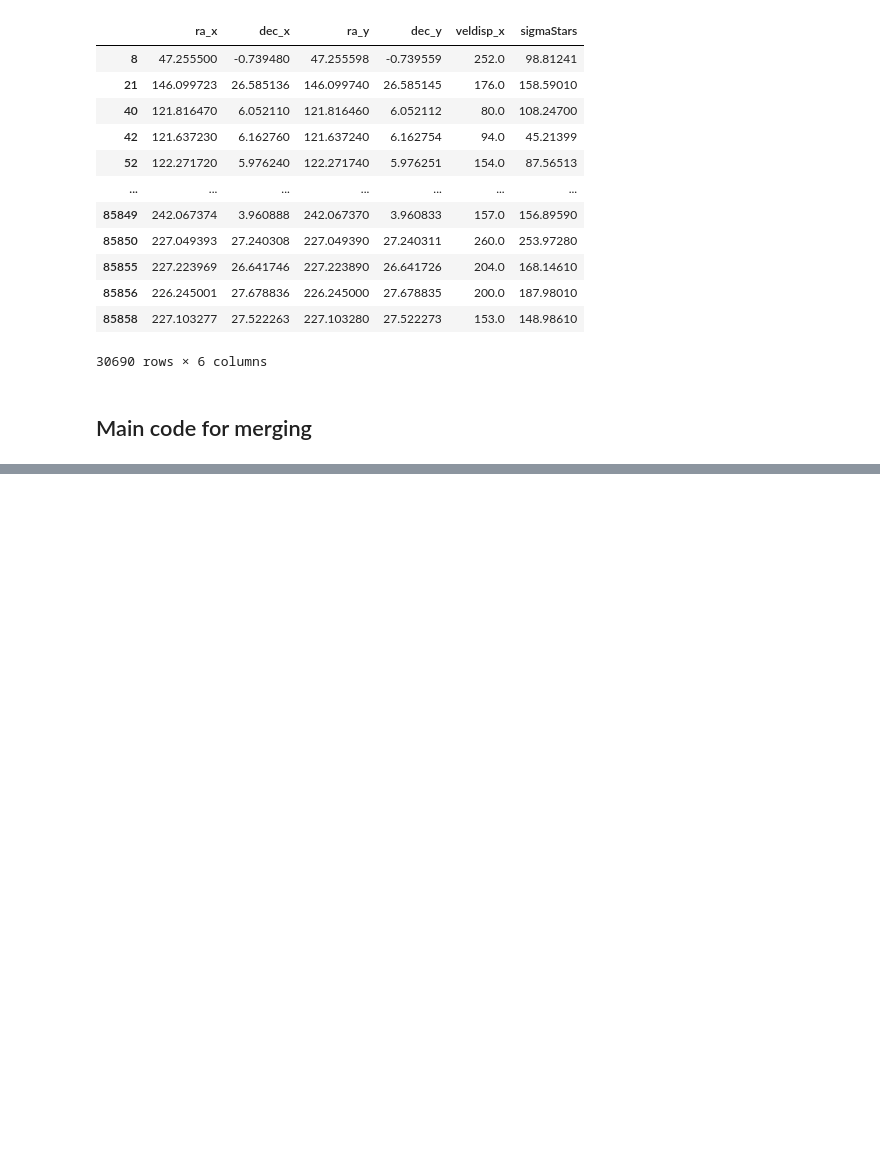
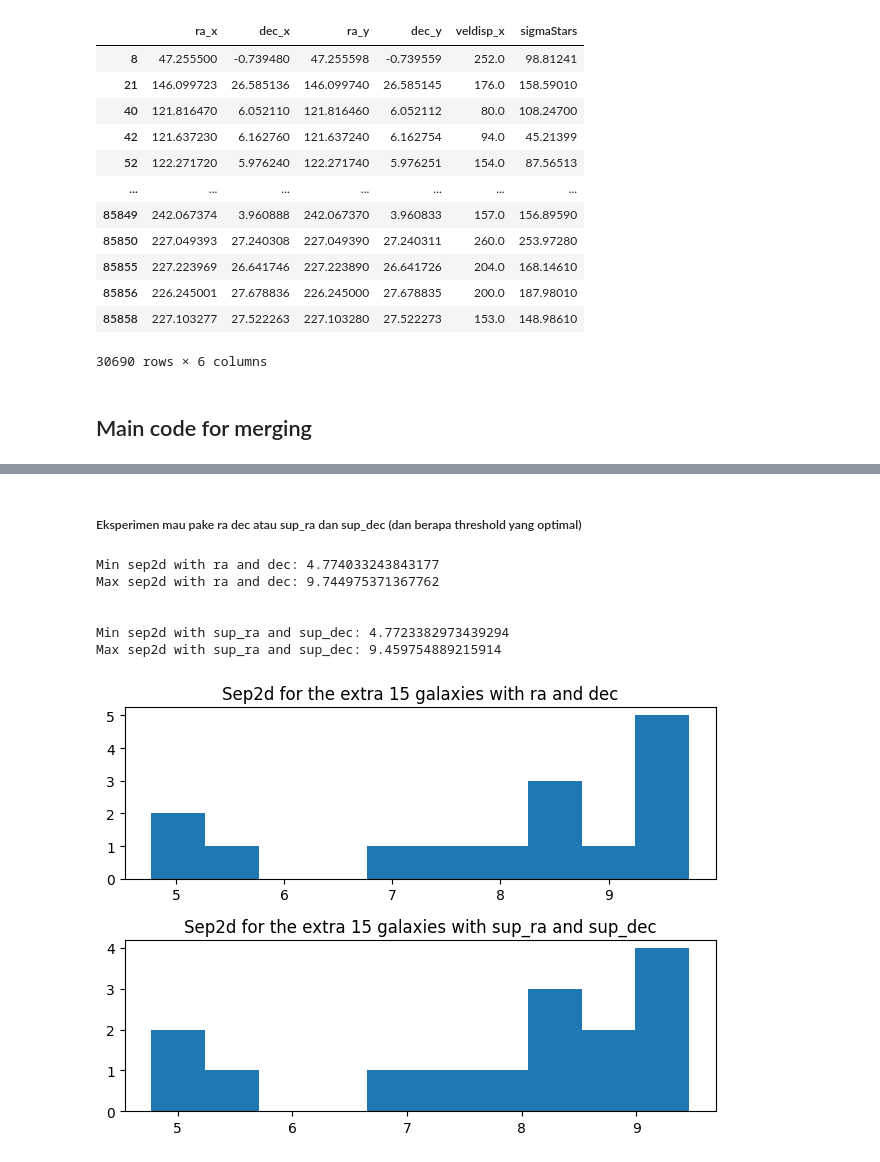
Before and after one commit to mrafifrbbn/thesis-research-2.0, a Jupyter notebook: notebook.ipynb, the cells around one changed output, grey strips where cells are left out. Cells and saved outputs as stored; diff of their text form; code cells hidden in the pictures; blank space fills up the shorter version.

```diff
--- a/notebook.ipynb
+++ b/notebook.ipynb
@@ -134,6 +134,6 @@ df_lamost_sdss[['ra_x', 'dec_x', 'ra_y', 'dec_y', 'veldisp_x', 'sigmaStars']]
 # %%
-# 6dFGS
-df1 = pd.read_csv('data/raw/6dfgs/campbell_table8.ascii', delim_whitespace=True)
-df2 = pd.read_csv('data/raw/6dfgs/campbell_table2.ascii', delim_whitespace=True)
+# FP data
+with fits.open('data/raw/6dfgs/sdfgs_fp_vizier.fits') as hdul:
+    df_fp = Table(hdul[1].data).to_pandas()
 
-df = df1.merge(df2, left_on='2MASSid', right_on='tmass')
+df_fp.head()
@@ -140,3 +148,10 @@ df = df1.merge(df2, left_on='2MASSid', right_on='tmass')
 # %%
-df.columns
+# veldisp data
+with fits.open('data/raw/6dfgs/sdfgs_veldisp_vizier.fits') as hdul:
+    df_veldisp = Table(hdul[1].data).to_pandas()
+
+veldisp_columns = ['_6dFGS', 'MJD', 'z', 'S_N', 'R', 'Vd', 'e_Vd', '_RA', '_DE']
+df_veldisp = df_veldisp[veldisp_columns]
+
+df_veldisp.head()
 # %% [output]
@@ -153,0 +251,49 @@ len(df2)
+# %% [markdown]
+##### Eksperimen mau pake ra dec atau sup_ra dan sup_dec (dan berapa threshold yang optimal)
+# %%
+# Ambil data vizier (11102 galaksi)
+with fits.open('data/raw/6dfgs/sdfgs_fp_vizier.fits') as hdul:
+    df_6df = Table(hdul[1].data).to_pandas()[['_2MASX', 'RAJ2000', 'DEJ2000']]
+df_6df['RAJ2000'] *= 15
+df_6df['_2MASX'] = '2MASX' + df_6df['_2MASX']
+
+# Ambil data 2MASS (11117 galaksi)
+df_2mass = pd.read_csv('data/scrap/sdfgs_tmass_full.csv')[['designation', 'ra_01', 'dec_01', 'ra', 'dec', 'sup_ra', 'sup_dec']]
+df_2mass['_2MASX'] = '2MASXJ' + df_2mass['designation']
+
+# Find the extra 15 galaxies
+dfe = pd.merge(df_2mass, df_6df, how='left', on='_2MASX', indicator=True).query('_merge=="left_only"')
+
+# Store the coordinates
+coords_ori = SkyCoord(ra=dfe['ra_01'].to_numpy()*u.deg, dec=dfe['dec_01'].to_numpy()*u.deg)
+coords_radec = SkyCoord(ra=dfe['ra'].to_numpy()*u.deg, dec=dfe['dec'].to_numpy()*u.deg)
+coords_sup = SkyCoord(ra=dfe['sup_ra'].to_numpy()*u.deg, dec=dfe['sup_dec'].to_numpy()*u.deg)
+
+f, (ax1, ax2) = plt.subplots(nrows=2)
+
+# Find the separation between ra_01 dec_01 (original data) with ra dec
+idx, sep2d, _ = coords_ori.match_to_catalog_sky(coords_radec)
+print(f'Min sep2d with ra and dec: {min(sep2d.arcsec)}')
+print(f'Max sep2d with ra and dec: {max(sep2d.arcsec)}')
+ax1.hist(sep2d.arcsec)
+ax1.set_title('Sep2d for the extra 15 galaxies with ra and dec')
+
+print('\n')
+
+# Find the separation between ra_01 dec_01 (original data) with sup_ra and sup_dec
+idx, sep2d, _ = coords_ori.match_to_catalog_sky(coords_sup)
+print(f'Min sep2d with sup_ra and sup_dec: {min(sep2d.arcsec)}')
+print(f'Max sep2d with sup_ra and sup_dec: {max(sep2d.arcsec)}')
+ax2.hist(sep2d.arcsec)
+ax2.set_title('Sep2d for the extra 15 galaxies with sup_ra and sup_dec')
+
+f.tight_layout()
+plt.show()
+# %% [output]
+Min sep2d with ra and dec: 4.774033243843177
+Max sep2d with ra and dec: 9.744975371367762
+
+
+Min sep2d with sup_ra and sup_dec: 4.7723382973439294
+Max sep2d with sup_ra and sup_dec: 9.459754889215914
+[figure, added]
```
Also changed, not shown: parts of 20 cells of this notebook, 3 other files.
